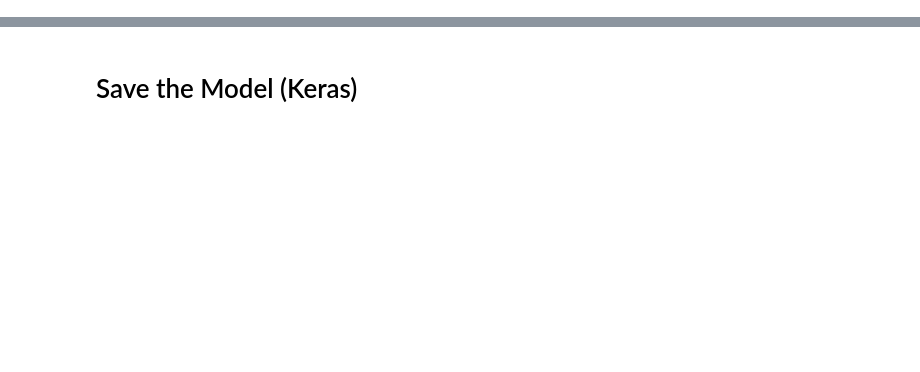
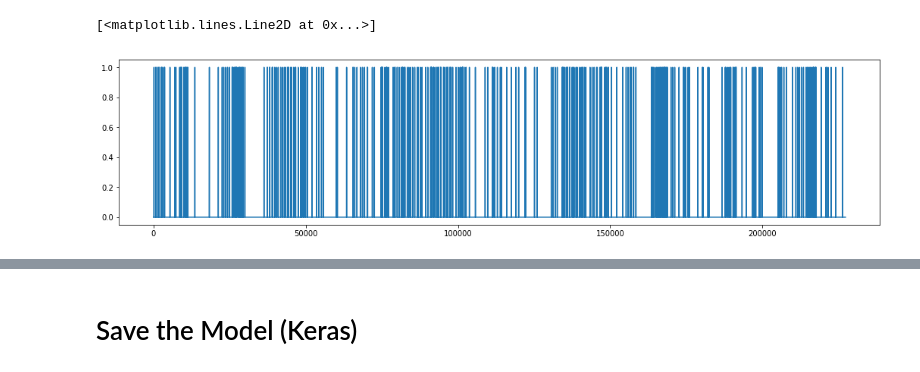
Before and after one commit to francovm/SSE, a Jupyter notebook: notebooks/04-Test-NN.ipynb, the cells around one changed output, grey strips where cells are left out. Saved outputs shown, nothing was run; the diff lists cells and outputs as text; code cells hidden in the pictures; blank space fills up the shorter version.

```diff
--- a/notebooks/04-Test-NN.ipynb
+++ b/notebooks/04-Test-NN.ipynb
@@ -39 +44,6 @@ Index(['x', 'error', 'n', 'n_error', 'u', 'u_error', 'Events'], dtype='object')
+# %%
+plt.plot(train_Y)
+# %% [output]
+[<matplotlib.lines.Line2D at 0x...>]
+[figure, added]
 # %%
```
Also changed, not shown: parts of 22 cells of this notebook, 8 other files.
